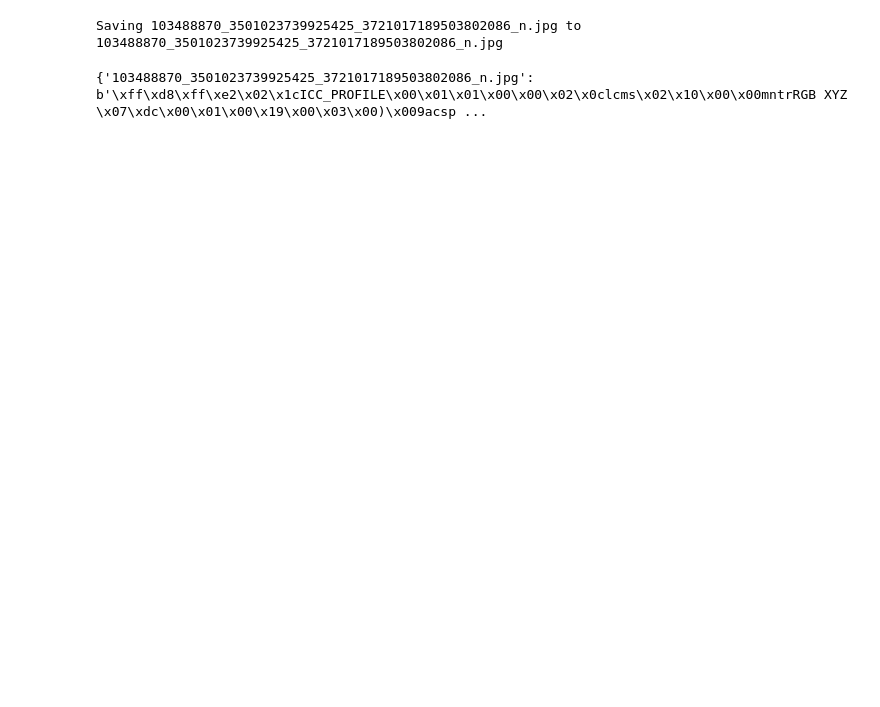
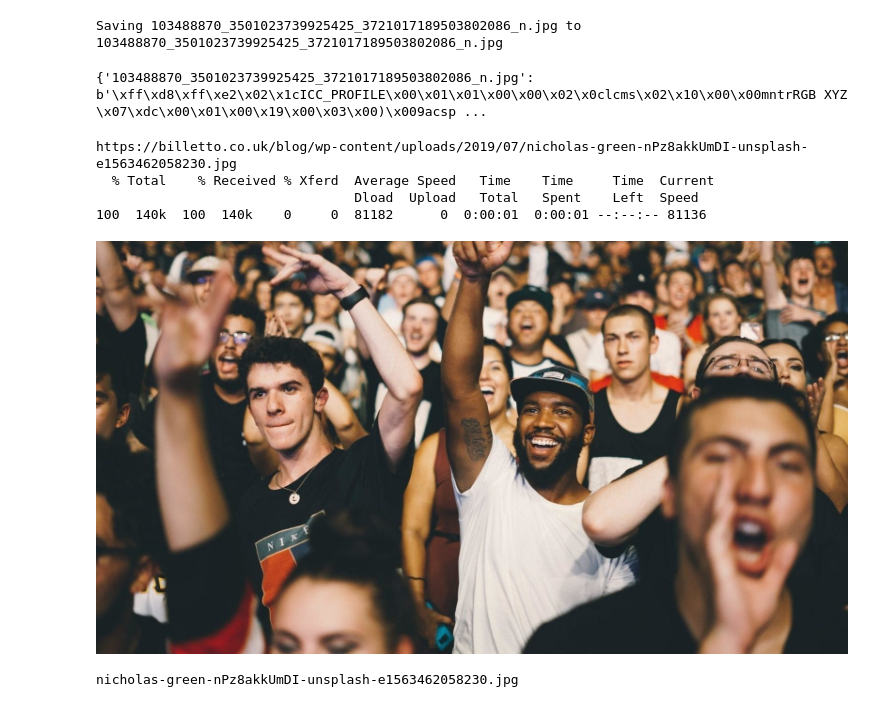
Before and after one commit to HuyKhoi-code/CS114.K21, a Jupyter notebook: gender_detect_using_library.ipynb, the cells around one changed output. Saved outputs shown, nothing was run; the diff lists cells and outputs as text; code cells hidden in the pictures; blank space fills up the shorter version.

```diff
--- a/gender_detect_using_library.ipynb
+++ b/gender_detect_using_library.ipynb
@@ -29,6 +30,23 @@ files.upload()
 [interactive output not drawn]
 Saving 103488870_3501023739925425_3721017189503802086_n.jpg to 103488870_3501023739925425_3721017189503802086_n.jpg
 {'103488870_3501023739925425_3721017189503802086_n.jpg': b'\xff\xd8\xff\xe2\x02\x1cICC_PROFILE\x00\x01\x01\x00\x00\x02\x0clcms\x02\x10\x00\x00mntrRGB XYZ \x07\xdc\x00\x01\x00\x19\x00\x03\x00)\x009acsp ...
-# %%
-img = cv2.imread("/content/quyen.jpg")
+# %%
+def download_view(img_url):
+  img_file = os.path.basename(img_url)
+  !curl -o $img_file $img_url
+  img = cv2.imread(img_file, cv2.IMREAD_UNCHANGED)
+  cv2_imshow(img)
+  return img_file
+img_url = "https://billetto.co.uk/blog/wp-content/uploads/2019/07/nicholas-green-nPz8akkUmDI-unsplash-e1563462058230.jpg" #@param {type:"string"}
+
+print(img_url)
+img_file = download_view(img_url)
+print(img_file)
+# %% [output]
+https://billetto.co.uk/blog/wp-content/uploads/2019/07/nicholas-green-nPz8akkUmDI-unsplash-e1563462058230.jpg
+  % Total    % Received % Xferd  Average Speed   Time    Time     Time  Current
+                                 Dload  Upload   Total   Spent    Left  Speed
+100  140k  100  140k    0     0  81182      0  0:00:01  0:00:01 --:--:-- 81136
+[figure, added]
+nicholas-green-nPz8akkUmDI-unsplash-e1563462058230.jpg
 # %%
```
Also changed, not shown: parts of 6 cells of this notebook.
